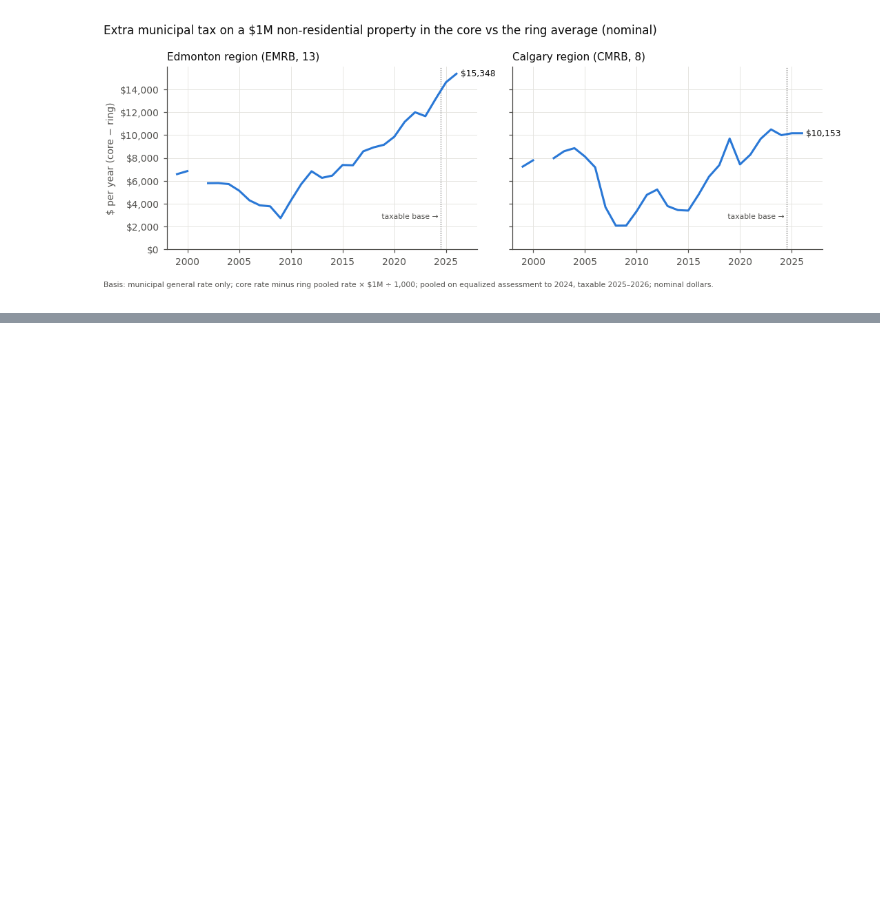
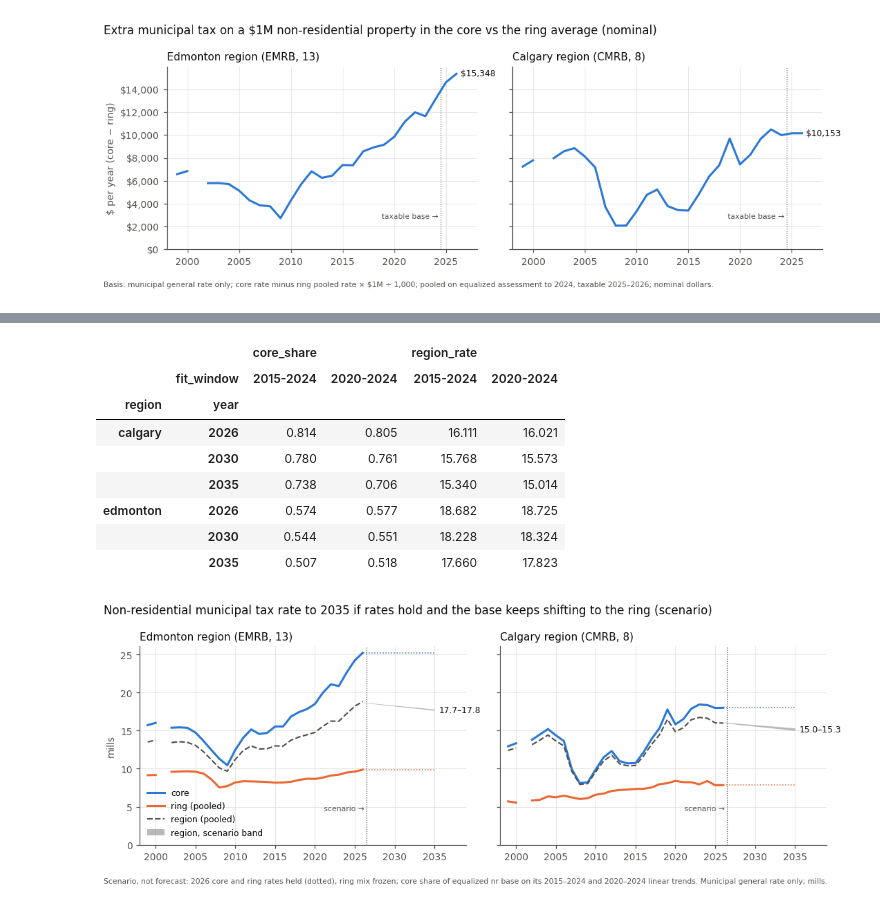
Before and after one commit to PeterFriedrich/alberta-regional-viz, a Jupyter notebook: notebooks/01_first_look.ipynb, the cells around one changed output, grey strips where cells are left out. Drawn from its saved outputs; the diff is of its cells as text; code cells hidden in the pictures; blank space fills up the shorter version.

```diff
--- a/notebooks/01_first_look.ipynb
+++ b/notebooks/01_first_look.ipynb
@@ -409,0 +420,43 @@ Core − ring pooled NR rate × $1M (municipal only, nominal $)
+# %%
+scen = pd.read_csv(PROC / "tax_rate_scenario.csv")
+fig, axes = plt.subplots(1, 2, figsize=(10, 3.6), sharey=True)
+for ax, region in zip(axes, REGIONS):
+    d = pooled.loc[(region, "nr")].reindex(YEARS)
+    ax.plot(d.index, d.core, color=CORE, label="core")
+    ax.plot(d.index, d.ring, color=RING, label="ring (pooled)")
+    ax.plot(d.index, d.region, color=MUTED, lw=1.4, ls="--", label="region (pooled)")
+    s = scen[scen.region == region].pivot(index="year", columns="fit_window", values="region_rate")
+    ax.fill_between(s.index, s.min(axis=1), s.max(axis=1), color=MUTED, alpha=0.4, lw=0,
+                    label="region, scenario band")
+    held = scen[scen.region == region].iloc[0]
+    ax.hlines([held.core_rate, held.ring_rate], 2026, 2035, colors=[CORE, RING], lw=1, ls=":")
+    end = s.loc[2035]
+    ax.annotate(f"{end.min():.1f}–{end.max():.1f}", (2035, end.mean()), xytext=(4, 0),
+                textcoords="offset points", fontsize=8, color=INK, va="center")
+    mark(ax, 2026.5, "scenario →", y=0.20)
+    ax.set_title(TITLE[region], loc="left", color=INK, fontsize=10)
+    ax.set_ylim(bottom=0)
+    ax.set_xlim(HEAD - 1, 2039)
+axes[0].set_ylabel("mills")
+axes[0].legend(loc="lower left", fontsize=8)
+fig.suptitle("Non-residential municipal tax rate to 2035 if rates hold and the base keeps "
+             "shifting to the ring (scenario)", x=0.01, ha="left", color=INK, fontsize=11)
+fig.text(0.01, -0.04, "Scenario, not forecast: 2026 core and ring rates held (dotted), ring mix "
+         "frozen; core share of equalized nr base on its 2015–2024 and 2020–2024 linear trends. "
+         "Municipal general rate only; mills.", fontsize=7, color=MUTED, wrap=True)
+fig.tight_layout()
+
+t = scen[scen.year.isin([2026, 2030, 2035])].pivot_table(
+    index=["region", "year"], columns="fit_window", values=["core_share", "region_rate"])
+display(t.round(3))
+# %% [output]
+|  |  | core_share |  | region_rate |  |
+|  | fit_window | 2015-2024 | 2020-2024 | 2015-2024 | 2020-2024 |
+| region | year |  |  |  |  |
+| calgary | 2026 | 0.814 | 0.805 | 16.111 | 16.021 |
+|  | 2030 | 0.780 | 0.761 | 15.768 | 15.573 |
+|  | 2035 | 0.738 | 0.706 | 15.340 | 15.014 |
+| edmonton | 2026 | 0.574 | 0.577 | 18.682 | 18.725 |
+|  | 2030 | 0.544 | 0.551 | 18.228 | 18.324 |
+|  | 2035 | 0.507 | 0.518 | 17.660 | 17.823 |
+[figure, added]
```
Also changed, not shown: parts of 1 cell of this notebook, 11 other files.
